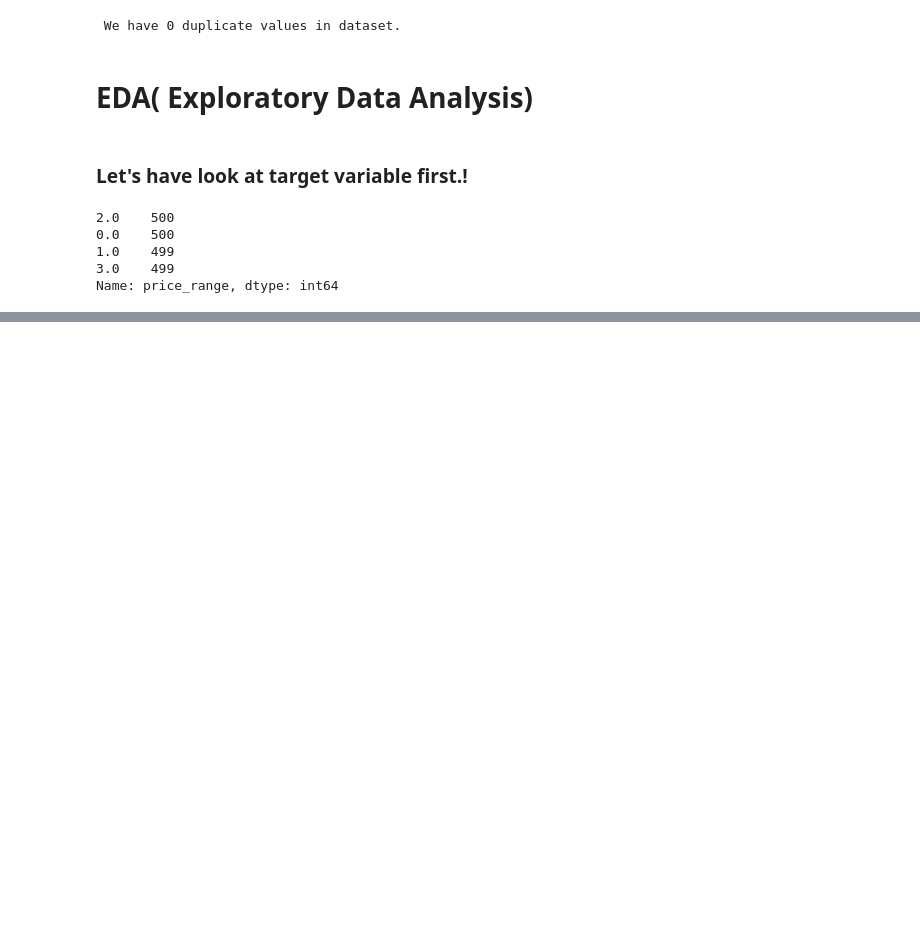
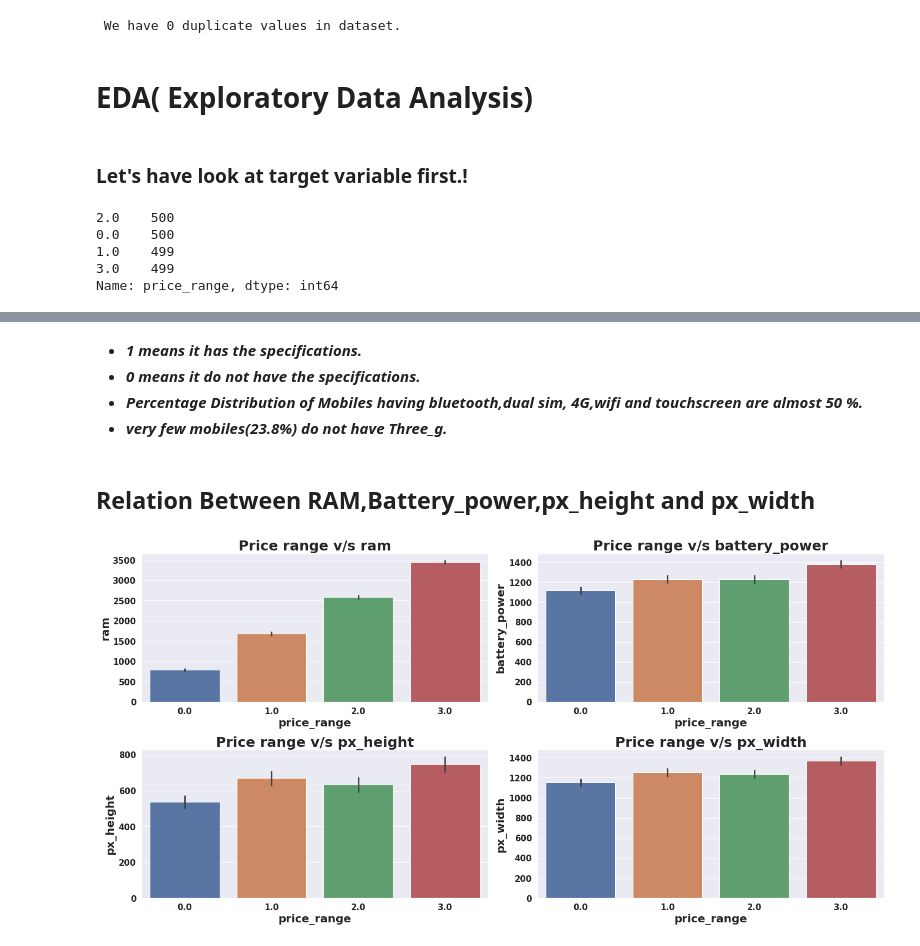
Before and after one commit to nikhilumare/Mobile-price-range-prediction, a Jupyter notebook: mobile_price_range_prediction_capstone3_nikhilumare.ipynb, the cells around one changed output, grey strips where cells are left out. Drawn from its saved outputs; the diff is of its cells as text; code cells hidden in the pictures; blank space fills up the shorter version.

```diff
--- a/mobile_price_range_prediction_capstone3_nikhilumare.ipynb
+++ b/mobile_price_range_prediction_capstone3_nikhilumare.ipynb
@@ -245,0 +310,27 @@ Name: price_range, dtype: int64
+# %% [markdown]
+* ***1 means it has the specifications.***
+* ***0 means it do not have the specifications.***
+* ***Percentage Distribution of Mobiles having bluetooth,dual sim, 4G,wifi and touchscreen are almost 50 %.***
+* ***very few mobiles(23.8%) do not have Three_g.***
+# %% [markdown]
+## **Relation Between RAM,Battery_power,px_height and px_width**
+# %%
+# plotting  price_range vs other fearures
+plt.figure(figsize=(20,10))
+
+labels=['0=low_cost','1=medium_cost','2=high_cost','3=very_high_cost']
+
+rows=2
+cols=2
+counter=1
+
+variables=['ram','battery_power','px_height','px_width']
+
+for var in variables:
+  plt.subplot(rows,cols,counter)
+  sns.barplot(x=mobile_data['price_range'],y=mobile_data[var])
+  plt.title(f'Price range v/s {var}')
+  counter=counter+1
+  plt.tight_layout()
+# %% [output]
+[figure, added]
```
Also changed, not shown: parts of 40 cells of this notebook.
